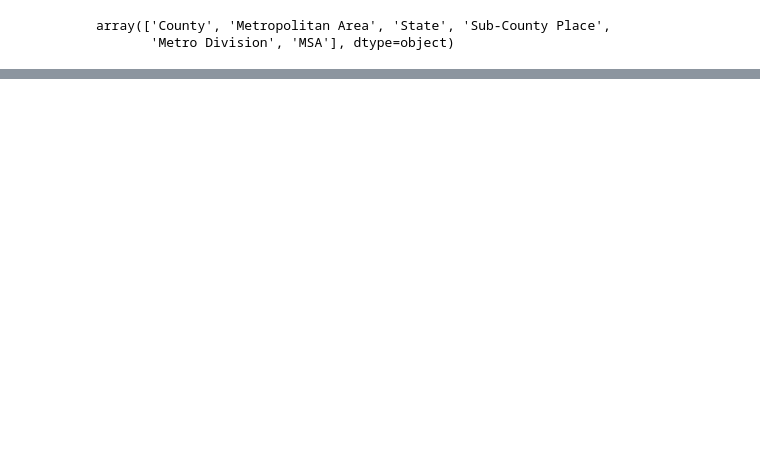
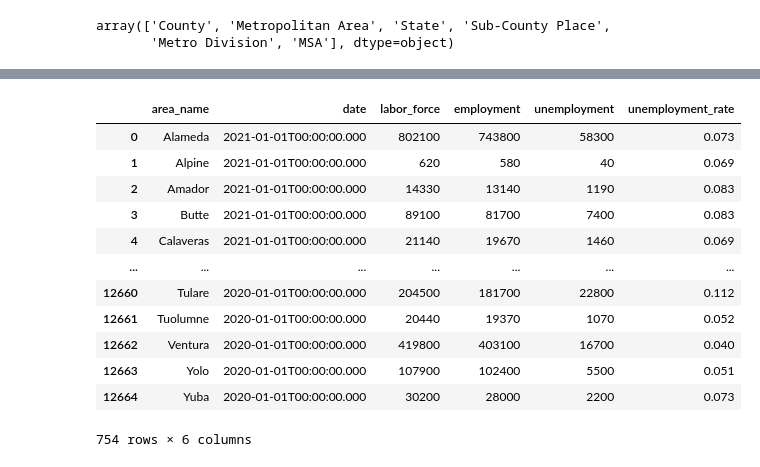
Before and after one commit to kfmatovic716/COVID19-CA-COUNTIES-DATA---ETL-Project, a Jupyter notebook: Transform/EDD_Cleaning.ipynb, the cells around one changed output, grey strips where cells are left out. Cells and saved outputs as stored; diff of their text form; code cells hidden in the pictures; blank space fills up the shorter version.

```diff
--- a/Transform/EDD_Cleaning.ipynb
+++ b/Transform/EDD_Cleaning.ipynb
@@ -86,0 +117,18 @@ array(['Alameda County', 'Alpine County', 'Amador County', ...,
+# %%
+# Drop unneccessary columns: "Unnamed: 0", "area_type", "status_preliminary_final", "dates"
+cleaned_covid_year_df = LA_filtered_county.drop(columns= ["Unnamed: 0","year","month", "area_type", "seasonally_adjusted_y_n","status_preliminary_final"], axis = 1)
+cleaned_covid_year_df
+# %% [output]
+|  | area_name | date | labor_force | employment | unemployment | unemployment_rate |
+| 0 | Alameda | 2021-01-01T00:00:00.000 | 802100 | 743800 | 58300 | 0.073 |
+| 1 | Alpine | 2021-01-01T00:00:00.000 | 620 | 580 | 40 | 0.069 |
+| 2 | Amador | 2021-01-01T00:00:00.000 | 14330 | 13140 | 1190 | 0.083 |
+| 3 | Butte | 2021-01-01T00:00:00.000 | 89100 | 81700 | 7400 | 0.083 |
+| 4 | Calaveras | 2021-01-01T00:00:00.000 | 21140 | 19670 | 1460 | 0.069 |
+| ... | ... | ... | ... | ... | ... | ... |
+| 12660 | Tulare | 2020-01-01T00:00:00.000 | 204500 | 181700 | 22800 | 0.112 |
+| 12661 | Tuolumne | 2020-01-01T00:00:00.000 | 20440 | 19370 | 1070 | 0.052 |
+| 12662 | Ventura | 2020-01-01T00:00:00.000 | 419800 | 403100 | 16700 | 0.040 |
+| 12663 | Yolo | 2020-01-01T00:00:00.000 | 107900 | 102400 | 5500 | 0.051 |
+| 12664 | Yuba | 2020-01-01T00:00:00.000 | 30200 | 28000 | 2200 | 0.073 |
+754 rows × 6 columns
```
Also changed, not shown: parts of 15 cells of this notebook, 4 other files.
